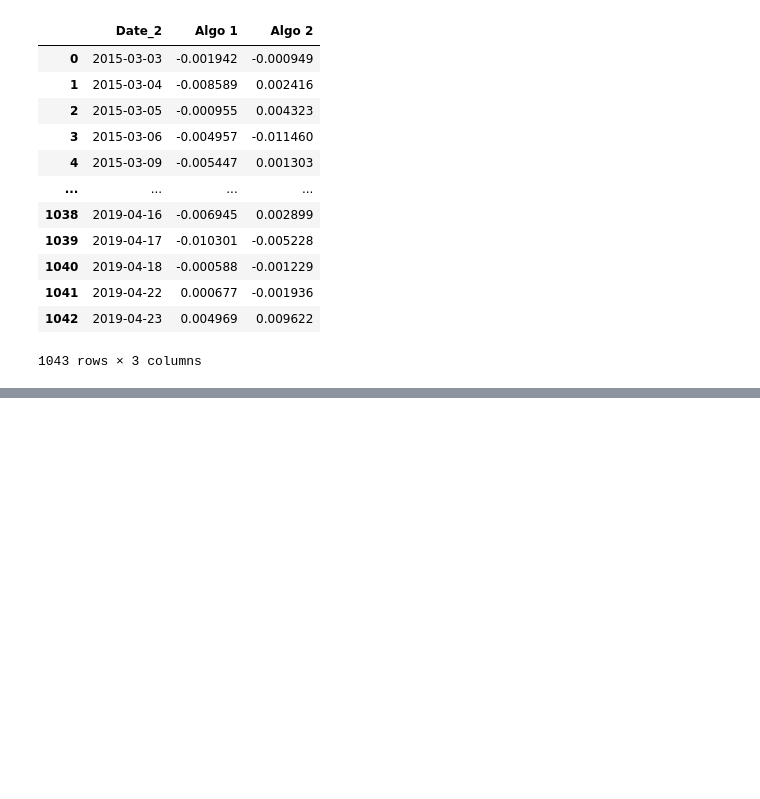
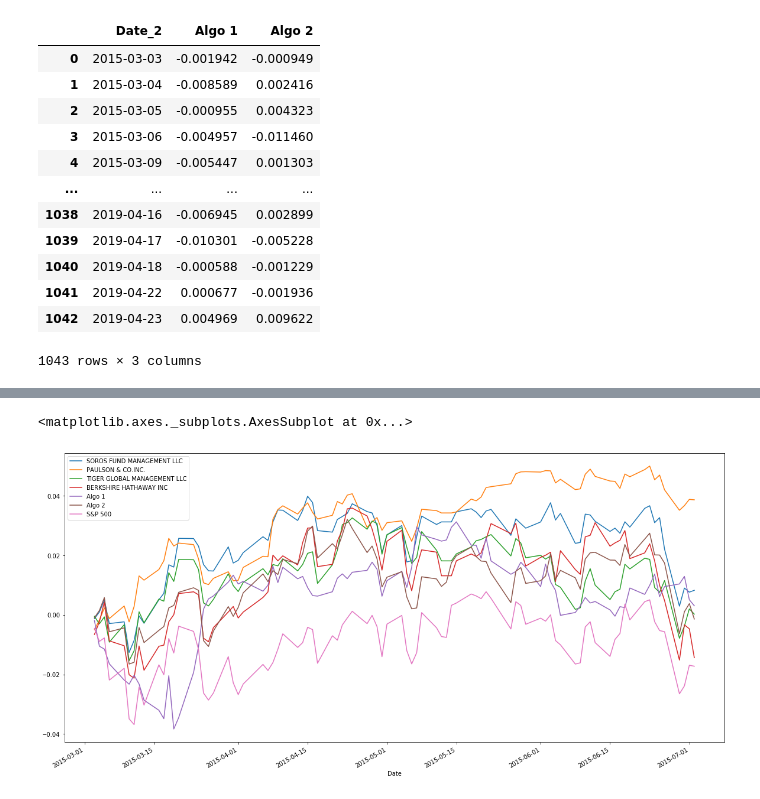
Before and after one commit to Corey-Recai/pandas-homework, a Jupyter notebook: whale_analys.ipynb, the cells around one changed output, grey strips where cells are left out. Drawn from its saved outputs; the diff is of its cells as text; code cells hidden in the pictures; blank space fills up the shorter version.

```diff
--- a/whale_analys.ipynb
+++ b/whale_analys.ipynb
@@ -374,0 +400,7 @@ ret_df
+# %%
+# Plot cummulative returns of ret_df
+ret_df = ret_df.cumsum()
+ret_df.plot(figsize=(20, 10))
+# %% [output]
+<matplotlib.axes._subplots.AxesSubplot at 0x...>
+[figure, added]
```
Also changed, not shown: parts of 6 cells of this notebook.
